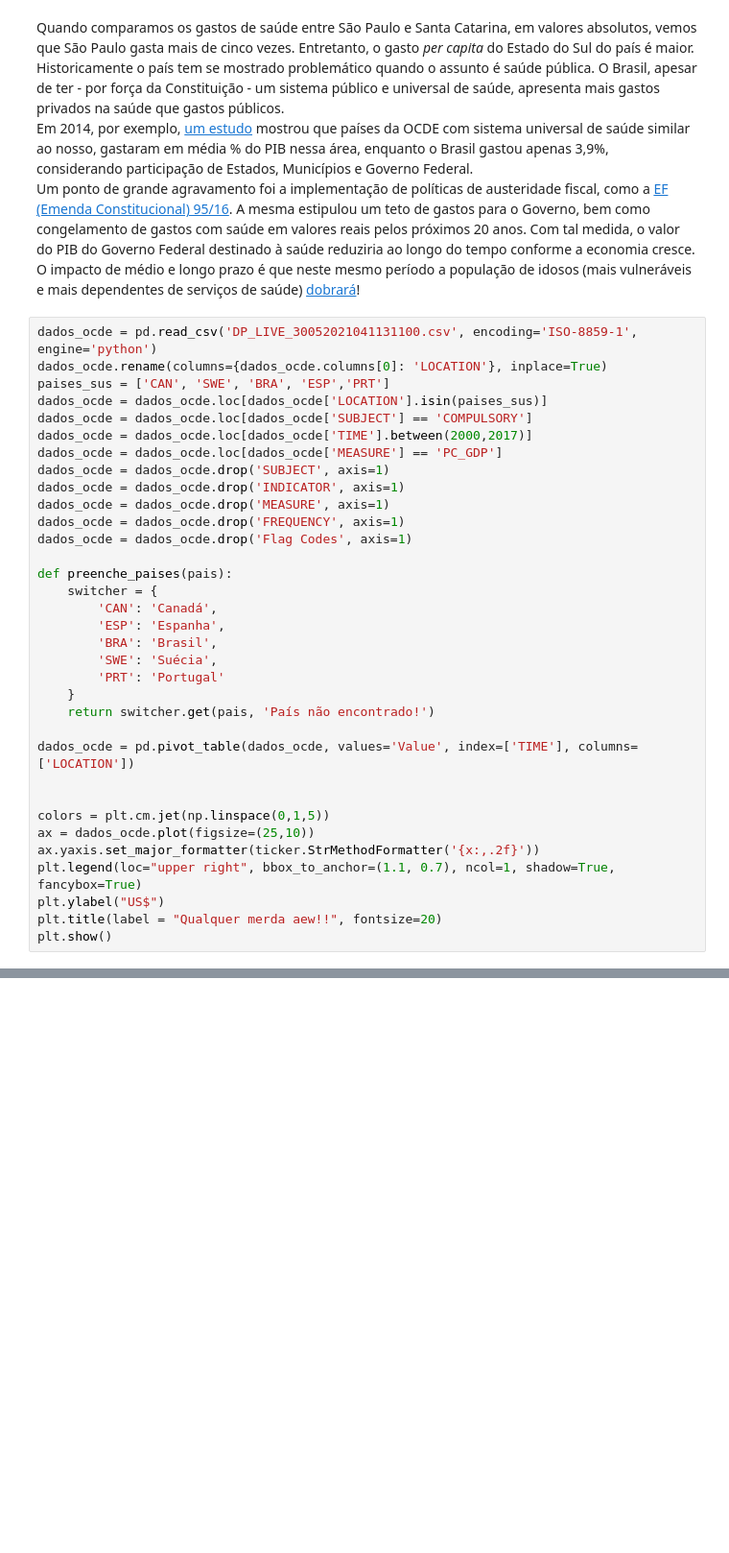
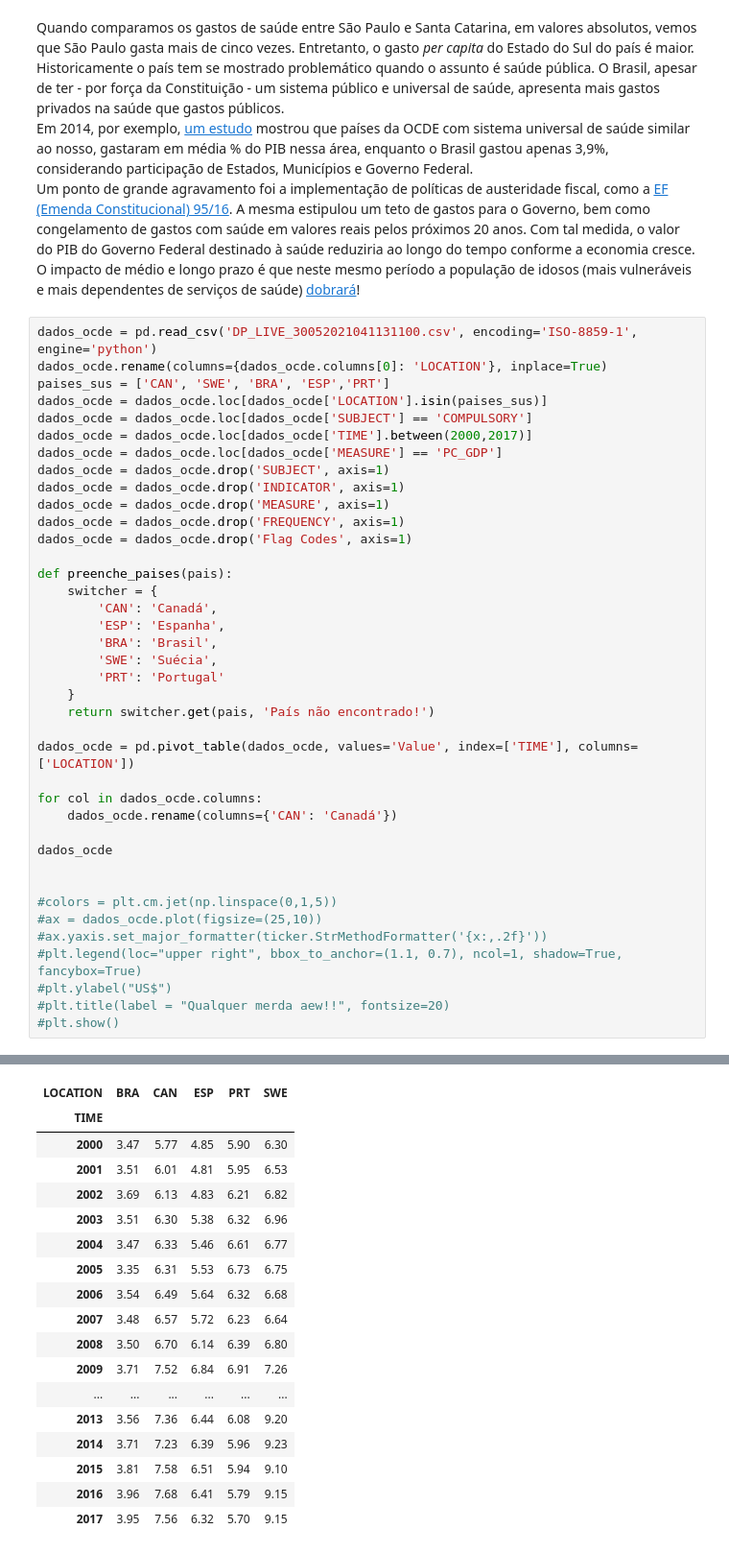
Before and after one commit to edwi-feitoza/bootcamp-alura-data-science-3, a Jupyter notebook: modulo_1/bootcamp_alura_datasus.ipynb, the cells around one changed output, grey strips where cells are left out. Shown at 96% size. Saved outputs shown, nothing was run; the diff lists cells and outputs as text; blank space fills up the shorter version.

```diff
--- a/modulo_1/bootcamp_alura_datasus.ipynb
+++ b/modulo_1/bootcamp_alura_datasus.ipynb
@@ -1104,12 +1104,17 @@ def preenche_paises(pais):
 
 dados_ocde = pd.pivot_table(dados_ocde, values='Value', index=['TIME'], columns=['LOCATION'])
 
+for col in dados_ocde.columns:
+    dados_ocde.rename(columns={'CAN': 'Canadá'})
 
-colors = plt.cm.jet(np.linspace(0,1,5))
-ax = dados_ocde.plot(figsize=(25,10))
-ax.yaxis.set_major_formatter(ticker.StrMethodFormatter('{x:,.2f}'))
-plt.legend(loc="upper right", bbox_to_anchor=(1.1, 0.7), ncol=1, shadow=True, fancybox=True)
-plt.ylabel("US$")
-plt.title(label = "Qualquer merda aew!!", fontsize=20)
-plt.show()
+dados_ocde
+
+
+#colors = plt.cm.jet(np.linspace(0,1,5))
+#ax = dados_ocde.plot(figsize=(25,10))
+#ax.yaxis.set_major_formatter(ticker.StrMethodFormatter('{x:,.2f}'))
+#plt.legend(loc="upper right", bbox_to_anchor=(1.1, 0.7), ncol=1, shadow=True, fancybox=True)
+#plt.ylabel("US$")
+#plt.title(label = "Qualquer merda aew!!", fontsize=20)
+#plt.show()
 # %% [output]
@@ -1116,0 +1121,18 @@ plt.show()
+| LOCATION | BRA | CAN | ESP | PRT | SWE |
+| TIME |  |  |  |  |  |
+| 2000 | 3.47 | 5.77 | 4.85 | 5.90 | 6.30 |
+| 2001 | 3.51 | 6.01 | 4.81 | 5.95 | 6.53 |
+| 2002 | 3.69 | 6.13 | 4.83 | 6.21 | 6.82 |
+| 2003 | 3.51 | 6.30 | 5.38 | 6.32 | 6.96 |
+| 2004 | 3.47 | 6.33 | 5.46 | 6.61 | 6.77 |
+| 2005 | 3.35 | 6.31 | 5.53 | 6.73 | 6.75 |
+| 2006 | 3.54 | 6.49 | 5.64 | 6.32 | 6.68 |
+| 2007 | 3.48 | 6.57 | 5.72 | 6.23 | 6.64 |
+| 2008 | 3.50 | 6.70 | 6.14 | 6.39 | 6.80 |
+| 2009 | 3.71 | 7.52 | 6.84 | 6.91 | 7.26 |
+| ... | ... | ... | ... | ... | ... |
+| 2013 | 3.56 | 7.36 | 6.44 | 6.08 | 9.20 |
+| 2014 | 3.71 | 7.23 | 6.39 | 5.96 | 9.23 |
+| 2015 | 3.81 | 7.58 | 6.51 | 5.94 | 9.10 |
+| 2016 | 3.96 | 7.68 | 6.41 | 5.79 | 9.15 |
+| 2017 | 3.95 | 7.56 | 6.32 | 5.70 | 9.15 |
```
Also changed, not shown: parts of 1 cell of this notebook.
